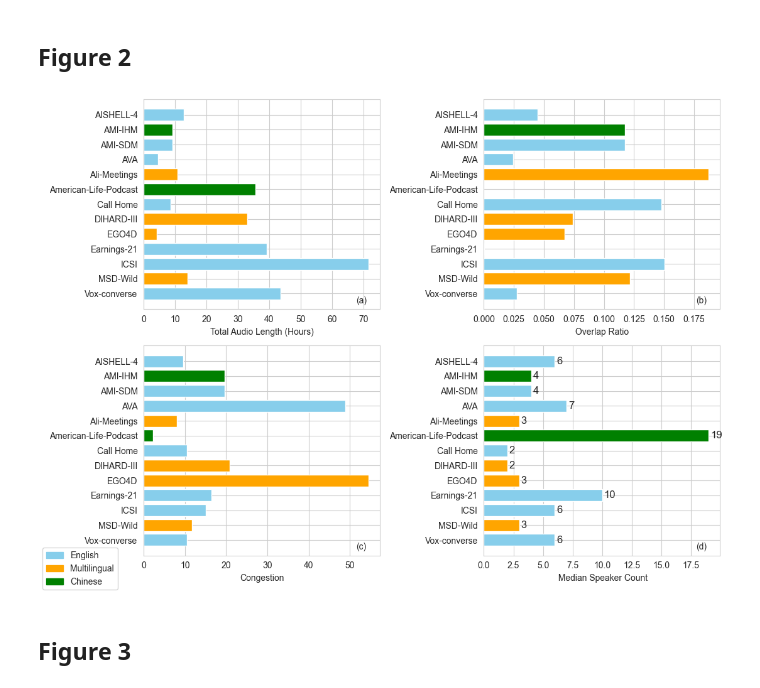
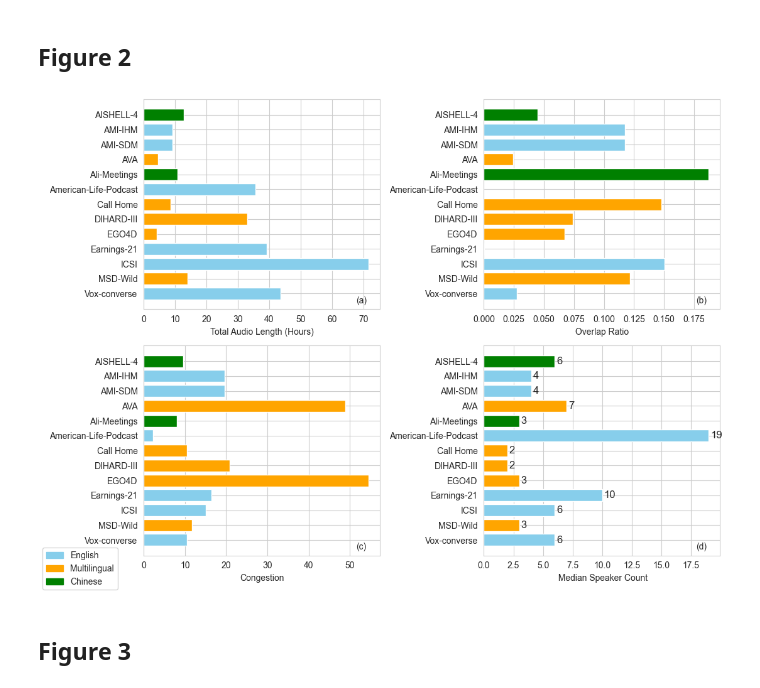
Before and after one commit to dbrkn/OpenBench, a Jupyter notebook: interspeech_analysis/paper-figures.ipynb, the cells around one changed output. Cells and saved outputs as stored; diff of their text form; code cells hidden in the pictures.

```diff
--- a/interspeech_analysis/paper-figures.ipynb
+++ b/interspeech_analysis/paper-figures.ipynb
@@ -418,7 +418,7 @@ dataset_mapper = {
 
 language_groups = {
     "English": ["Earnings-21", "ICSI", "American-Life-Podcast","Vox-converse","AMI-IHM", "AMI-SDM"],
-    "Multilingual": [ "Dihard-III", "MSD-Wild",  "Call Home", 'AVA','EGO4D'],
+    "Multilingual": [ "DIHARD-III", "MSD-Wild",  "Call Home", 'AVA','EGO4D'],
     "Chinese": ["Ali-Meetings", "AISHELL-4"],
 }
 # Dataset names
@@ -461,34 +461,34 @@ axs[0, 0].set_xlabel("Total Audio Length (Hours)")
 
 # Plot 2: Overlap Percentage Comparison
 axs[0, 1].barh(datasets, np.asarray(overlap_percentage)/100, color=dataset_colors)
 axs[0, 1].set_xlabel("Overlap Ratio")
 
 # Plot 3: Silence Percentage Comparison
 axs[1, 0].barh(datasets, silence_percentage, color=dataset_colors)
 axs[1, 0].set_xlabel("Congestion")
 
 # Plot 4: Speaker Count Distribution
 axs[1, 1].barh(datasets, speaker_count, color=dataset_colors)
 axs[1, 1].set_xlabel(" Median Speaker Count")
 for container in axs[1, 1].containers:
     axs[1, 1].bar_label(container, padding=2, fontsize=12)
 
 # Add legend for language categories
 handles = [plt.Rectangle((0, 0), 1, 1, color=colors[lang]) for lang in colors]
 labels = list(colors.keys())
 fig.legend(handles, labels, fontsize=10,loc="lower left")
 def get_axis_limits(ax, scale=.9):
     return ax.get_xlim()[1]*scale, ax.get_ylim()[0]*scale+0.3
 axs[0, 0].annotate('(a)', xy=get_axis_limits(axs[0, 0]))
 axs[0, 1].annotate('(b)', xy=get_axis_limits(axs[0, 1]))
 axs[1, 0].annotate('(c)', xy=get_axis_limits(axs[1, 0]))
 axs[1, 1].annotate('(d)', xy=get_axis_limits(axs[1, 1]))
 # Adjust layout
 plt.tight_layout()
 plt.savefig(FIGURES_DIR / "Figure-2.png", dpi=300)
 plt.show()
 # %% [output]
-[figure, old version]
+[figure, new version]
 # %% [markdown]
 ## Figure 3
 # %%
```
Also changed, not shown: 6 other files.
